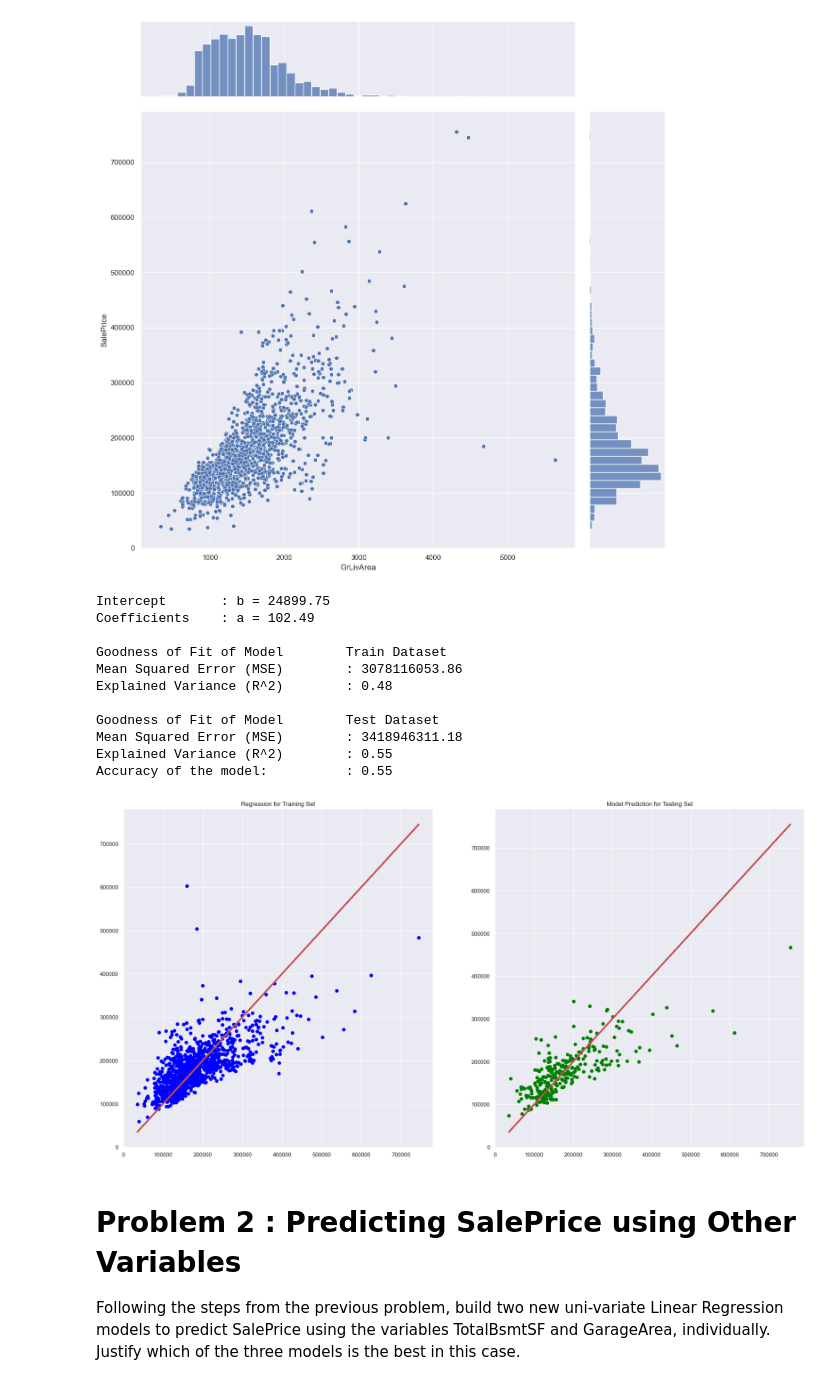
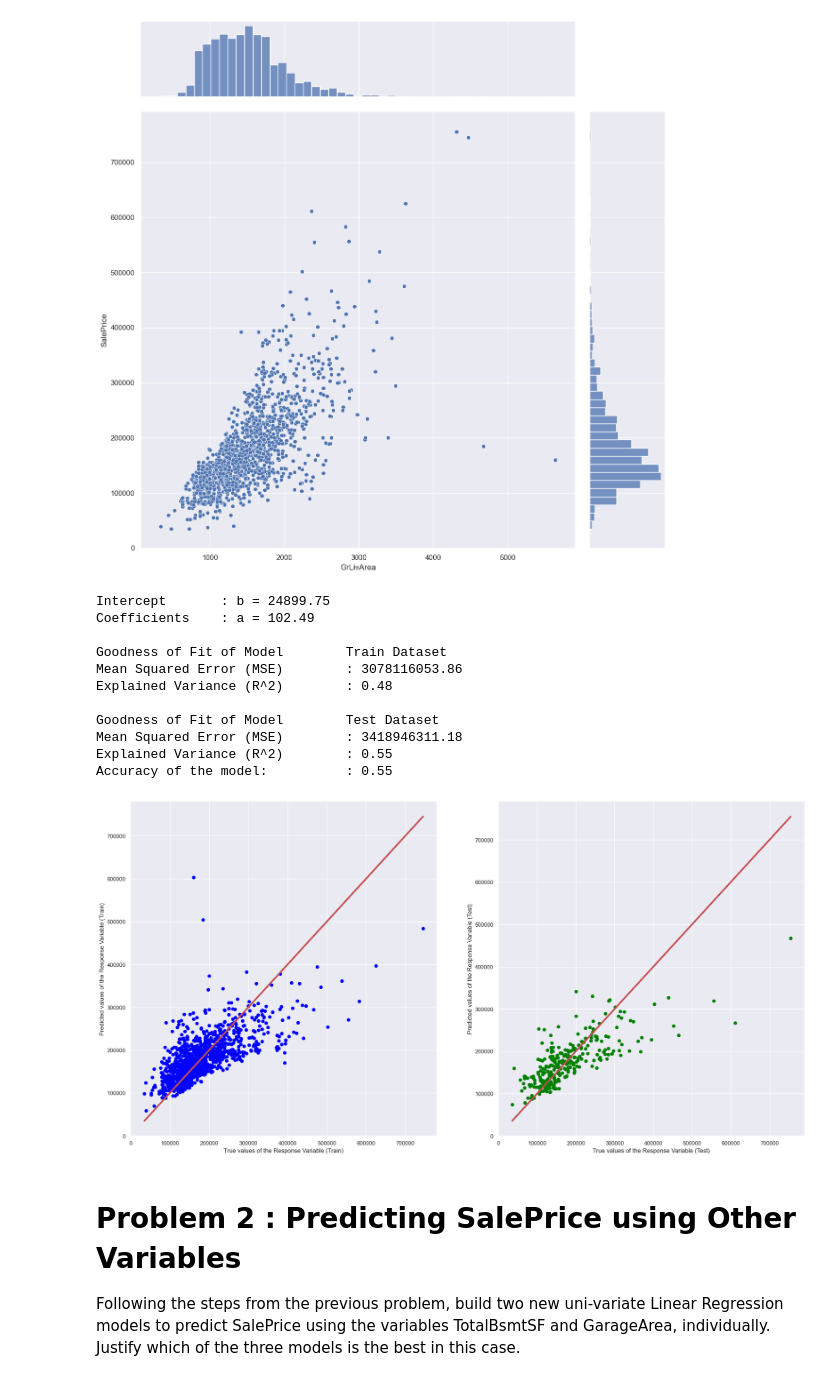
Before and after one commit to chezyio/SC1015, a Jupyter notebook: Week 6/Lab/exercise4/Exercise4_solution.ipynb, the cells around one changed output. Saved outputs shown, nothing was run; the diff lists cells and outputs as text; code cells hidden in the pictures.

```diff
--- a/Week 6/Lab/exercise4/Exercise4_solution.ipynb
+++ b/Week 6/Lab/exercise4/Exercise4_solution.ipynb
@@ -82,36 +82,38 @@ def lr(X, y, df):
 
     # Check the Goodness of Fit (on Test Data)
     print("\nGoodness of Fit of Model \tTest Dataset")
     print('Mean Squared Error (MSE) \t: %.2f' % mean_squared_error(y_test, y_test_pred))
     print('Explained Variance (R^2) \t: %.2f' % r2_score(y_test, y_test_pred))
     print('Accuracy of the model:   \t: %.2f' % model.score(X_test, y_test))
 
     f, axes = plt.subplots(1, 2, figsize=(24, 12))
 
     axes[0].scatter(y_train, y_train_pred, color = "blue")
     axes[0].plot(y_train, y_train, 'r-', linewidth = 3)
-    axes[0].set_title("Regression for Training Set")
+    axes[0].set_xlabel("True values of the Response Variable (Train)")
+    axes[0].set_ylabel("Predicted values of the Response Variable (Train)")
 
     axes[1].scatter(y_test, y_test_pred, color = "green")
     axes[1].plot(y_test, y_test, 'r-', linewidth = 3)
-    axes[1].set_title("Model Prediction for Testing Set")
+    axes[1].set_xlabel("True values of the Response Variable (Test)")
+    axes[1].set_ylabel("Predicted values of the Response Variable (Test)")
     plt.show()
 
 
 lr(X='GrLivArea', y='SalePrice', df=dataset_house)
 # %% [output]
 Intercept       : b = 24899.75
 Coefficients    : a = 102.49
 
 Goodness of Fit of Model        Train Dataset
 Mean Squared Error (MSE)        : 3078116053.86
 Explained Variance (R^2)        : 0.48
 
 Goodness of Fit of Model        Test Dataset
 Mean Squared Error (MSE)        : 3418946311.18
 Explained Variance (R^2)        : 0.55
 Accuracy of the model:          : 0.55
-[figure, old version]
+[figure, new version]
 # %% [markdown]
 # Problem 2 : Predicting SalePrice using Other Variables
 Following the steps from the previous problem, build two new uni-variate Linear Regression models to predict SalePrice using the variables TotalBsmtSF and GarageArea, individually. Justify which of the three models is the best in this case.
```
Also changed, not shown: parts of 4 cells of this notebook.
